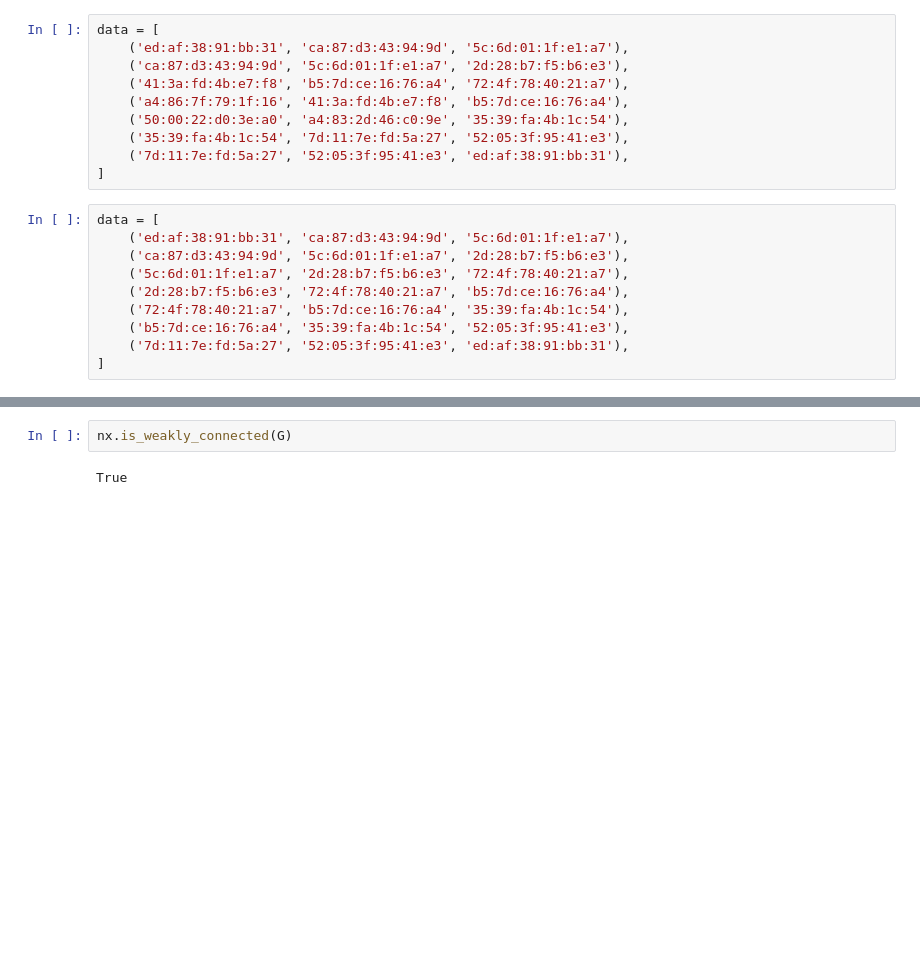
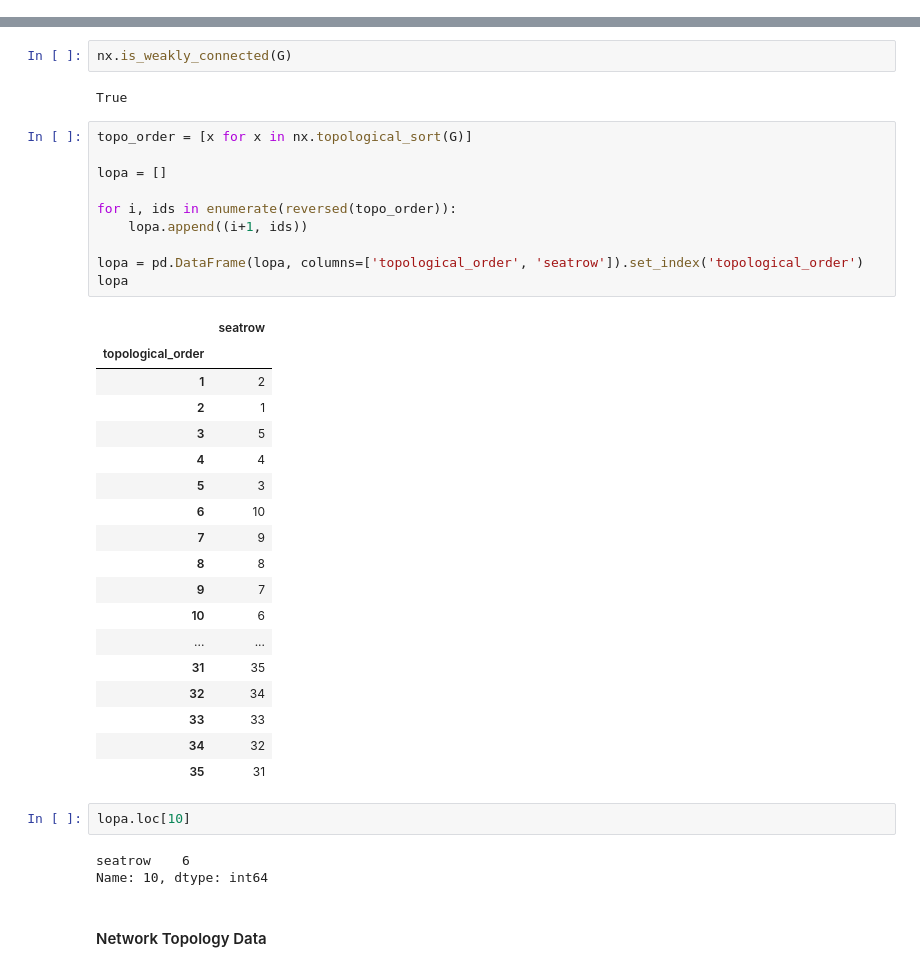
Before and after one commit to herrfz/sandbox, a Jupyter notebook: network.ipynb, the cells around one changed output, grey strips where cells are left out. Saved outputs shown, nothing was run; the diff lists cells and outputs as text; blank space fills up the shorter version.

```diff
--- a/network.ipynb
+++ b/network.ipynb
@@ -5,23 +7,3 @@ import matplotlib.pyplot as plt
-# %%
-data = [
-    ('ed:af:38:91:bb:31', 'ca:87:d3:43:94:9d', '5c:6d:01:1f:e1:a7'),
-    ('ca:87:d3:43:94:9d', '5c:6d:01:1f:e1:a7', '2d:28:b7:f5:b6:e3'),
-    ('41:3a:fd:4b:e7:f8', 'b5:7d:ce:16:76:a4', '72:4f:78:40:21:a7'),
-    ('a4:86:7f:79:1f:16', '41:3a:fd:4b:e7:f8', 'b5:7d:ce:16:76:a4'),
-    ('50:00:22:d0:3e:a0', 'a4:83:2d:46:c0:9e', '35:39:fa:4b:1c:54'),
-    ('35:39:fa:4b:1c:54', '7d:11:7e:fd:5a:27', '52:05:3f:95:41:e3'),
-    ('7d:11:7e:fd:5a:27', '52:05:3f:95:41:e3', 'ed:af:38:91:bb:31'),
-]
-# %%
-data = [
-    ('ed:af:38:91:bb:31', 'ca:87:d3:43:94:9d', '5c:6d:01:1f:e1:a7'),
-    ('ca:87:d3:43:94:9d', '5c:6d:01:1f:e1:a7', '2d:28:b7:f5:b6:e3'),
-    ('5c:6d:01:1f:e1:a7', '2d:28:b7:f5:b6:e3', '72:4f:78:40:21:a7'),
-    ('2d:28:b7:f5:b6:e3', '72:4f:78:40:21:a7', 'b5:7d:ce:16:76:a4'),
-    ('72:4f:78:40:21:a7', 'b5:7d:ce:16:76:a4', '35:39:fa:4b:1c:54'),
-    ('b5:7d:ce:16:76:a4', '35:39:fa:4b:1c:54', '52:05:3f:95:41:e3'),
-    ('7d:11:7e:fd:5a:27', '52:05:3f:95:41:e3', 'ed:af:38:91:bb:31'),
-]
 # %%
 def construct_graph(data):
     # structure: [(own, {prev, next}), ... ]
@@ -48,3 +102,39 @@ nx.draw(G, with_labels=True)
 nx.is_weakly_connected(G)
 # %% [output]
 True
+# %%
+topo_order = [x for x in nx.topological_sort(G)]
+
+lopa = []
+
+for i, ids in enumerate(reversed(topo_order)):
+    lopa.append((i+1, ids))
+
+lopa = pd.DataFrame(lopa, columns=['topological_order', 'seatrow']).set_index('topological_order')
+lopa
+# %% [output]
+|  | seatrow |
+| topological_order |  |
+| 1 | 2 |
+| 2 | 1 |
+| 3 | 5 |
+| 4 | 4 |
+| 5 | 3 |
+| 6 | 10 |
+| 7 | 9 |
+| 8 | 8 |
+| 9 | 7 |
+| 10 | 6 |
+| ... | ... |
+| 31 | 35 |
+| 32 | 34 |
+| 33 | 33 |
+| 34 | 32 |
+| 35 | 31 |
+# %%
+lopa.loc[10]
+# %% [output]
+seatrow    6
+Name: 10, dtype: int64
+# %% [markdown]
+#### Network Topology Data
```
Also changed, not shown: parts of 14 cells of this notebook.
